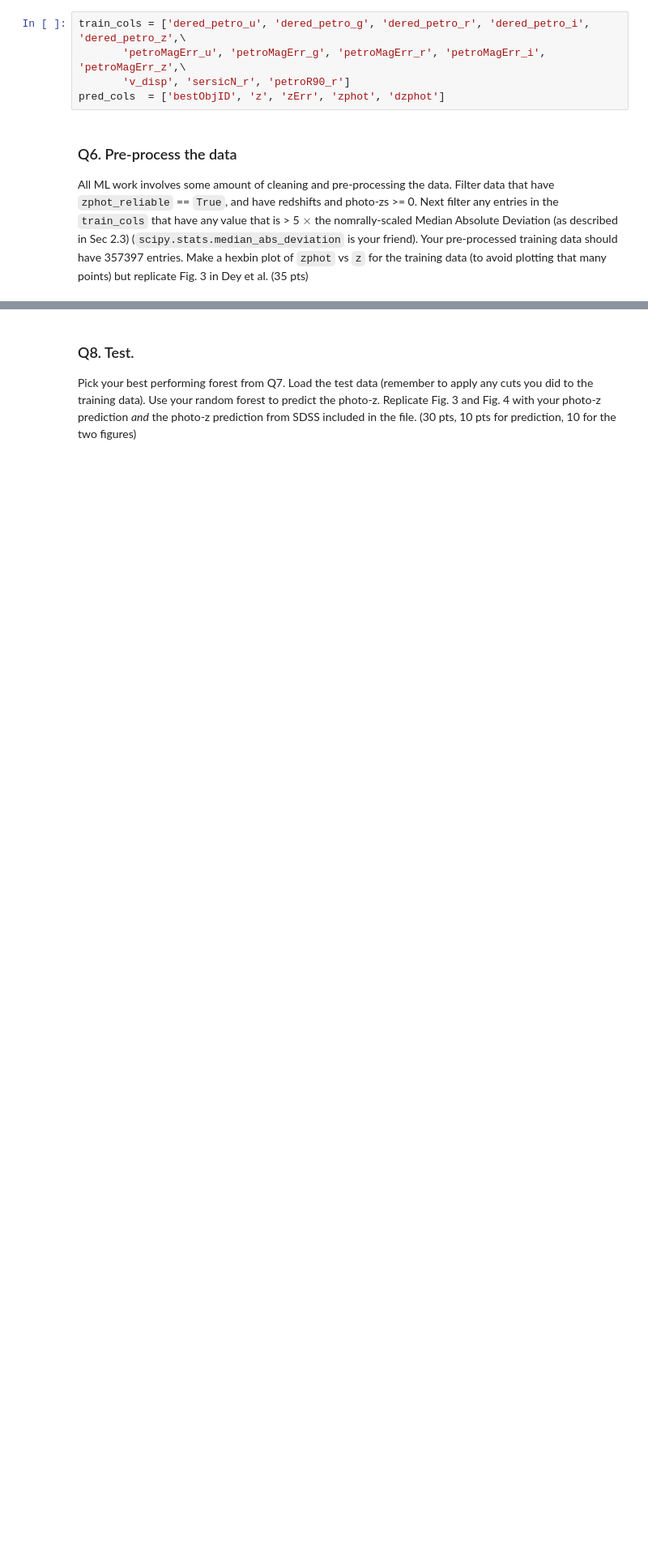
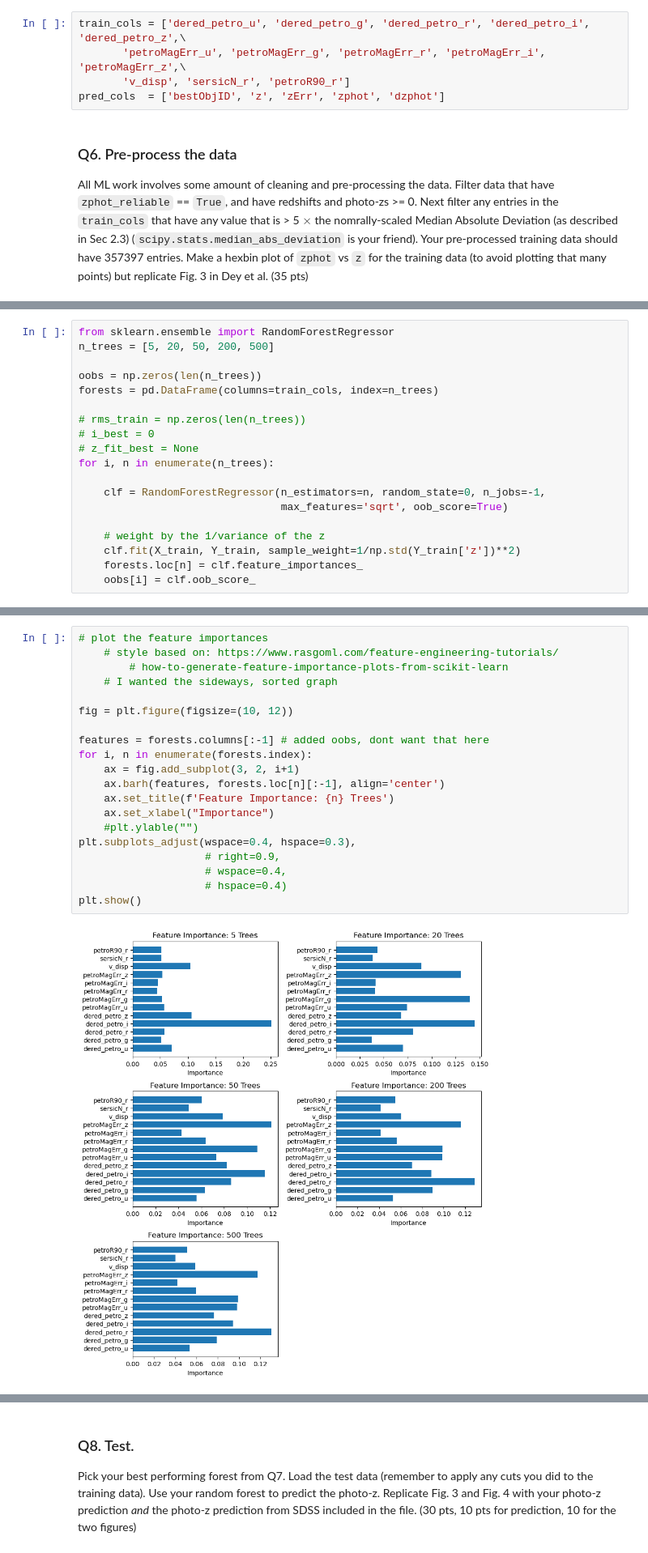
Before and after one commit to gnarayan/ast596_2023_Spring, a Jupyter notebook: homework/HaillePerkins/06/HW06+7.ipynb, the cells around one changed output, grey strips where cells are left out. Shown: that part at 81% size. Drawn from its saved outputs; the diff is of its cells as text; blank space fills up the shorter version.

```diff
--- a/homework/HaillePerkins/06/HW06+7.ipynb
+++ b/homework/HaillePerkins/06/HW06+7.ipynb
@@ -215,2 +289,21 @@ Make a hexbin plot of `zphot` vs `z` for the training data (to avoid plotting th
 
 Using `n_estimators` (i.e. number of trees) in (5, 20, 50, 200, 500), train a random forest. You can use all the cores your CPU has with `n_jobs=-1`. Limit the maximum number of features at each branch with `sqrt`. Use the inverse variance of the redshifts as your sample weights. Plot the `oob_score` vs the number of trees. For each of the forests you trained, make a plot of the feature importances. (35 pts)
+# %%
+from sklearn.ensemble import RandomForestRegressor
+n_trees = [5, 20, 50, 200, 500]
+
+oobs = np.zeros(len(n_trees))
+forests = pd.DataFrame(columns=train_cols, index=n_trees)
+
+# rms_train = np.zeros(len(n_trees))
+# i_best = 0
+# z_fit_best = None
+for i, n in enumerate(n_trees):
+
+    clf = RandomForestRegressor(n_estimators=n, random_state=0, n_jobs=-1,
+                                max_features='sqrt', oob_score=True)
+
+    # weight by the 1/variance of the z
+    clf.fit(X_train, Y_train, sample_weight=1/np.std(Y_train['z'])**2)
+    forests.loc[n] = clf.feature_importances_
+    oobs[i] = clf.oob_score_
@@ -216,0 +331,22 @@ Using `n_estimators` (i.e. number of trees) in (5, 20, 50, 200, 500), train a ra
+# %%
+# plot the feature importances
+    # style based on: https://www.rasgoml.com/feature-engineering-tutorials/
+        # how-to-generate-feature-importance-plots-from-scikit-learn
+    # I wanted the sideways, sorted graph
+
+fig = plt.figure(figsize=(10, 12))
+
+features = forests.columns[:-1] # added oobs, dont want that here
+for i, n in enumerate(forests.index):
+    ax = fig.add_subplot(3, 2, i+1)
+    ax.barh(features, forests.loc[n][:-1], align='center')
+    ax.set_title(f'Feature Importance: {n} Trees')
+    ax.set_xlabel("Importance")
+    #plt.ylable("")
+plt.subplots_adjust(wspace=0.4, hspace=0.3),
+                    # right=0.9,
+                    # wspace=0.4,
+                    # hspace=0.4)
+plt.show()
+# %% [output]
+[figure, added]
```
Also changed, not shown: parts of 17 cells of this notebook.
